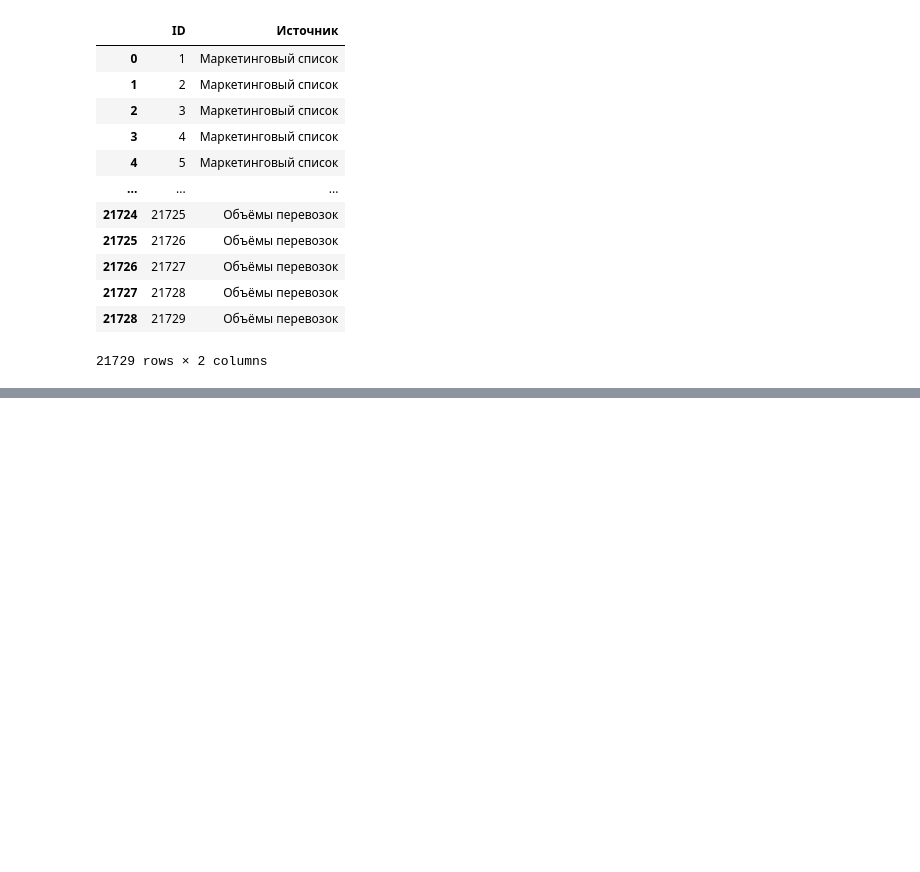
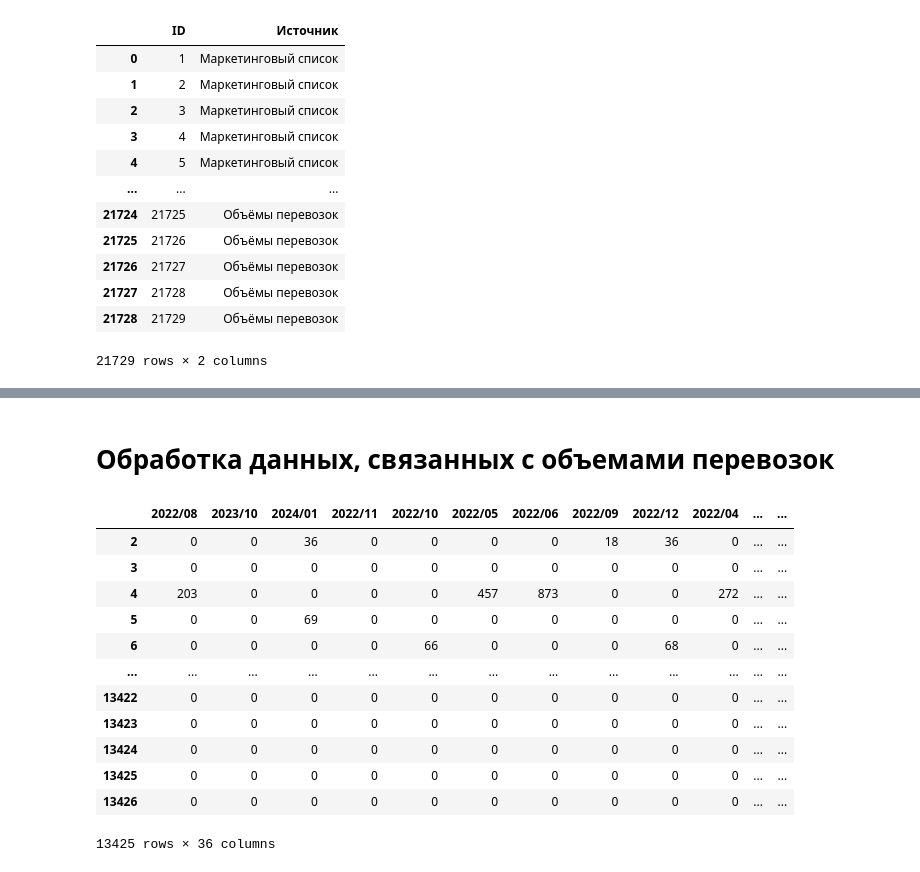
Before and after one commit to DIMFLIX-Hackathons/ClientGuardian, a Jupyter notebook: src/ClientGuardian/RZD.ipynb, the cells around one changed output, grey strips where cells are left out. Drawn from its saved outputs; the diff is of its cells as text; code cells hidden in the pictures; blank space fills up the shorter version.

```diff
--- a/src/ClientGuardian/RZD.ipynb
+++ b/src/ClientGuardian/RZD.ipynb
@@ -305,0 +367,42 @@ data
+# %% [markdown]
+# Обработка данных, связанных с объемами перевозок
+# %%
+#  Обработка данных об объемах перевозок
+
+traffic_volumes_data = data1.drop([ column_name for column_name in data1.columns[5::2] ], axis=1)
+
+a = list(traffic_volumes_data.columns)[5:]
+
+for column in traffic_volumes_data.columns[5:]:
+    traffic_volumes_data[ f'{traffic_volumes_data[column][0]}' ] = traffic_volumes_data[column][2:]
+    del traffic_volumes_data[column]
+
+for column in traffic_volumes_data.columns[:5]:
+    traffic_volumes_data[ f'{traffic_volumes_data[column][1]}' ] = traffic_volumes_data[column][2:]
+    del traffic_volumes_data[column]
+
+traffic_volumes_data = traffic_volumes_data.drop([0, 1])
+
+
+# traffic_volumes_data[f'{traffic_volumes_data['Unnamed: 0'][1]}']=traffic_volumes_data['Unnamed: 0'][2:]
+# traffic_volumes_data[f'{traffic_volumes_data['Unnamed: 1'][1]}']=traffic_volumes_data['Unnamed: 1'][2:]
+# traffic_volumes_data[f'{traffic_volumes_data['Unnamed: 2'][1]}']=traffic_volumes_data['Unnamed: 2'][2:]
+# traffic_volumes_data[f'{traffic_volumes_data['Unnamed: 3'][1]}']=traffic_volumes_data['Unnamed: 3'][2:]
+# traffic_volumes_data[f'{traffic_volumes_data['Код валюты'][1]}']=traffic_volumes_data['Код валюты'][2:]
+
+traffic_volumes_data_x, traffic_volumes_data_y = traffic_volumes_data.drop('2024/08', axis=1), traffic_volumes_data.pop('2024/08')
+traffic_volumes_data_x
+# %% [output]
+|  | 2022/08 | 2023/10 | 2024/01 | 2022/11 | 2022/10 | 2022/05 | 2022/06 | 2022/09 | 2022/12 | 2022/04 | ... | ... |
+| 2 | 0 | 0 | 36 | 0 | 0 | 0 | 0 | 18 | 36 | 0 | ... | ... |
+| 3 | 0 | 0 | 0 | 0 | 0 | 0 | 0 | 0 | 0 | 0 | ... | ... |
+| 4 | 203 | 0 | 0 | 0 | 0 | 457 | 873 | 0 | 0 | 272 | ... | ... |
+| 5 | 0 | 0 | 69 | 0 | 0 | 0 | 0 | 0 | 0 | 0 | ... | ... |
+| 6 | 0 | 0 | 0 | 0 | 66 | 0 | 0 | 0 | 68 | 0 | ... | ... |
+| ... | ... | ... | ... | ... | ... | ... | ... | ... | ... | ... | ... | ... |
+| 13422 | 0 | 0 | 0 | 0 | 0 | 0 | 0 | 0 | 0 | 0 | ... | ... |
+| 13423 | 0 | 0 | 0 | 0 | 0 | 0 | 0 | 0 | 0 | 0 | ... | ... |
+| 13424 | 0 | 0 | 0 | 0 | 0 | 0 | 0 | 0 | 0 | 0 | ... | ... |
+| 13425 | 0 | 0 | 0 | 0 | 0 | 0 | 0 | 0 | 0 | 0 | ... | ... |
+| 13426 | 0 | 0 | 0 | 0 | 0 | 0 | 0 | 0 | 0 | 0 | ... | ... |
+13425 rows × 36 columns
```
Also changed, not shown: parts of 31 cells of this notebook, 1 other file.
